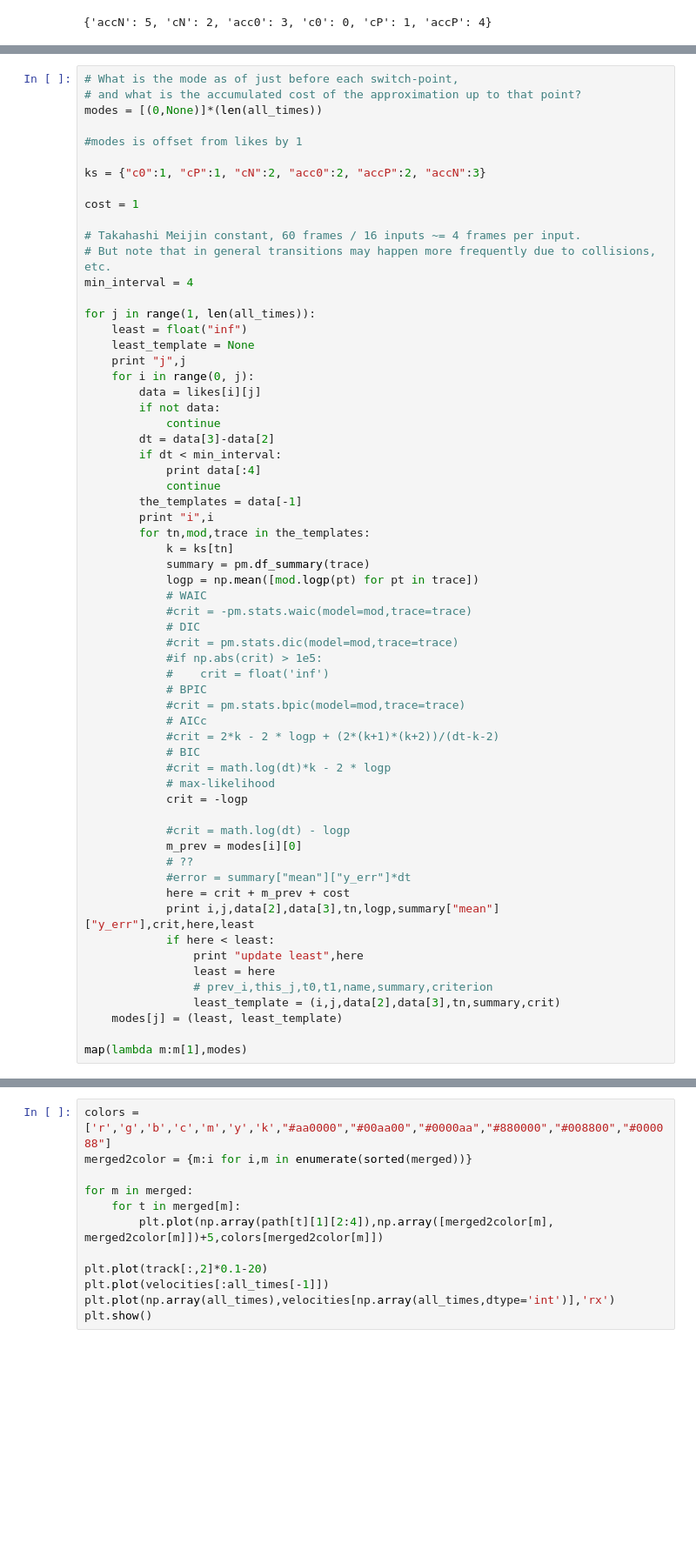
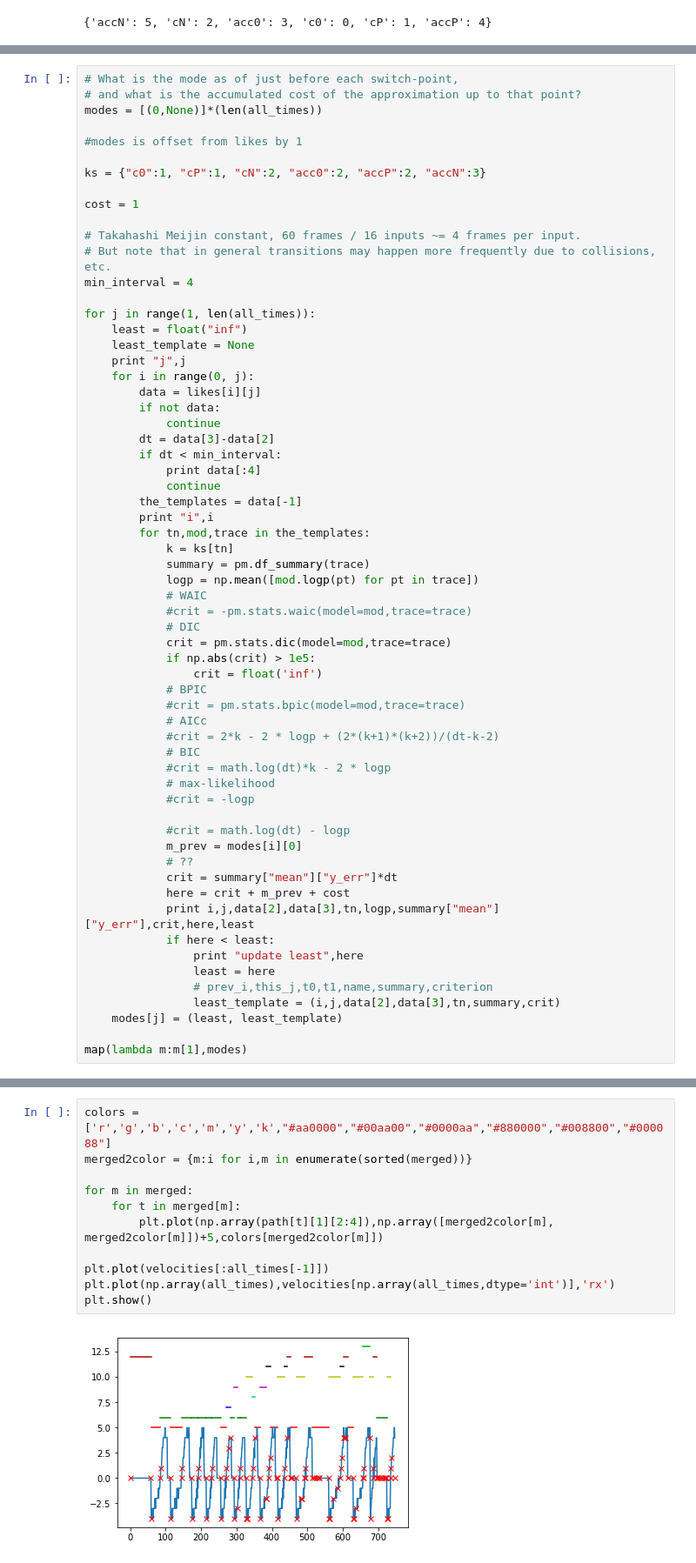
Before and after one commit to JoeOsborn/mechlearn, a Jupyter notebook: mechlearn/Segmentation.ipynb, the cells around one changed output, grey strips where cells are left out. Shown at 87% size. Saved outputs shown, nothing was run; the diff lists cells and outputs as text; blank space fills up the shorter version.

```diff
--- a/mechlearn/Segmentation.ipynb
+++ b/mechlearn/Segmentation.ipynb
@@ -372,9 +473,9 @@ for j in range(1, len(all_times)):
             # WAIC
             #crit = -pm.stats.waic(model=mod,trace=trace)
             # DIC
-            #crit = pm.stats.dic(model=mod,trace=trace)
-            #if np.abs(crit) > 1e5:
-            #    crit = float('inf')
+            crit = pm.stats.dic(model=mod,trace=trace)
+            if np.abs(crit) > 1e5:
+                crit = float('inf')
             # BPIC
             #crit = pm.stats.bpic(model=mod,trace=trace)
             # AICc
@@ -382,12 +483,12 @@ for j in range(1, len(all_times)):
             # BIC
             #crit = math.log(dt)*k - 2 * logp
             # max-likelihood
-            crit = -logp
+            #crit = -logp
 
             #crit = math.log(dt) - logp
             m_prev = modes[i][0]
             # ??
-            #error = summary["mean"]["y_err"]*dt
+            crit = summary["mean"]["y_err"]*dt
             here = crit + m_prev + cost
             print i,j,data[2],data[3],tn,logp,summary["mean"]["y_err"],crit,here,least
             if here < least:
@@ -557,15 +749,16 @@ for m in merged:
 # %%
 colors = ['r','g','b','c','m','y','k',"#aa0000","#00aa00","#0000aa","#880000","#008800","#000088"]
 merged2color = {m:i for i,m in enumerate(sorted(merged))}
 
 for m in merged:
     for t in merged[m]:
         plt.plot(np.array(path[t][1][2:4]),np.array([merged2color[m], merged2color[m]])+5,colors[merged2color[m]])
 
-plt.plot(track[:,2]*0.1-20)
 plt.plot(velocities[:all_times[-1]])
 plt.plot(np.array(all_times),velocities[np.array(all_times,dtype='int')],'rx')
 plt.show()
+# %% [output]
+[figure, added]
 # %%
 collisions = pickle.load(open('mario_collisions.pkl'))
 
```
Also changed, not shown: parts of 14 cells of this notebook.
